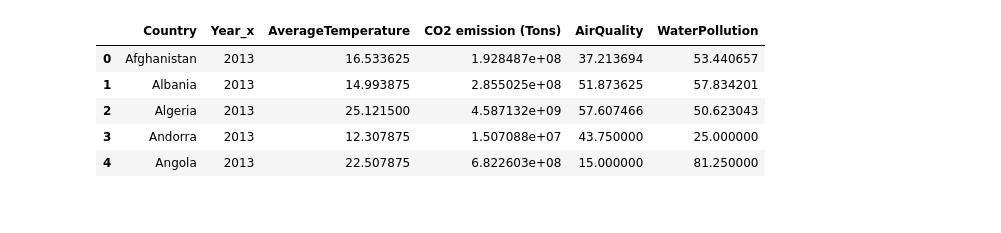
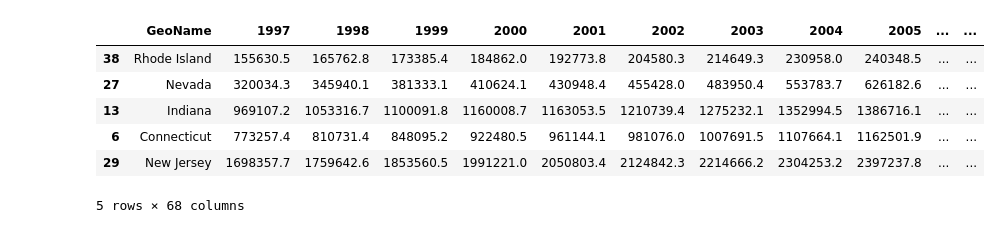
Before and after one commit to AbhiAnna/176project, a Jupyter notebook: 176PROJECT.ipynb, the cells around one changed output. Cells and saved outputs as stored; diff of their text form; code cells hidden in the pictures.

```diff
--- a/176PROJECT.ipynb
+++ b/176PROJECT.ipynb
@@ -78,0 +34,15 @@ mergedHistorical.head()
+# %%
+# cleaning and filtering dfUnemployment
+dfUnemployment = dfUnemployment.dropna()  # Drop rows with NaN values
+dfUnemployment = dfUnemployment.drop_duplicates()  # Remove duplicate rows
+dfUnemployment = dfUnemployment.groupby('State').mean(numeric_only=True).reset_index()
+
+
+columns_to_drop = [
+    'FIPS_Code',
+    'Rural_urban_continuum_code_2013',
+    'Metro_2013',
+    'Urban_influence_code_2013',
+]
+
+dfUnemployment = dfUnemployment.drop(columns=columns_to_drop)  # Drop specified columns
@@ -78,0 +70,7 @@ mergedHistorical.head()
+# %%
+# cleaning and filtering dfGDP
+dfGDP = dfGDP.dropna()
+dfGDP = dfGDP.drop_duplicates()
+dfGDP.drop(columns=['TableName', 'LineCode', 'Region', 'Description', 'Unit', 'IndustryClassification', 'GeoFIPS'], inplace=True)
+dfGDP.loc[:, dfGDP.columns != 'GeoName'] = dfGDP.loc[:, dfGDP.columns != 'GeoName'].apply(pd.to_numeric, errors='coerce', downcast='integer')
+dfGDP = dfGDP.groupby('GeoName').sum().reset_index()
@@ -79,9 +87,30 @@ mergedHistorical.head()
+# %%
+state_abbrev_to_full = {
+    'AL': 'Alabama', 'AK': 'Alaska', 'AZ': 'Arizona', 'AR': 'Arkansas', 'CA': 'California',
+    'CO': 'Colorado', 'CT': 'Connecticut', 'DE': 'Delaware', 'FL': 'Florida', 'GA': 'Georgia',
+    'HI': 'Hawaii', 'ID': 'Idaho', 'IL': 'Illinois', 'IN': 'Indiana', 'IA': 'Iowa',
+    'KS': 'Kansas', 'KY': 'Kentucky', 'LA': 'Louisiana', 'ME': 'Maine', 'MD': 'Maryland',
+    'MA': 'Massachusetts', 'MI': 'Michigan', 'MN': 'Minnesota', 'MS': 'Mississippi', 'MO': 'Missouri',
+    'MT': 'Montana', 'NE': 'Nebraska', 'NV': 'Nevada', 'NH': 'New Hampshire', 'NJ': 'New Jersey',
+    'NM': 'New Mexico', 'NY': 'New York', 'NC': 'North Carolina', 'ND': 'North Dakota', 'OH': 'Ohio',
+    'OK': 'Oklahoma', 'OR': 'Oregon', 'PA': 'Pennsylvania', 'RI': 'Rhode Island', 'SC': 'South Carolina',
+    'SD': 'South Dakota', 'TN': 'Tennessee', 'TX': 'Texas', 'UT': 'Utah', 'VT': 'Vermont',
+    'VA': 'Virginia', 'WA': 'Washington', 'WV': 'West Virginia', 'WI': 'Wisconsin', 'WY': 'Wyoming'
+}
+
+dfEducation['State'] = dfEducation['State'].map(state_abbrev_to_full)
+dfUnemployment['State'] = dfUnemployment['State'].map(state_abbrev_to_full)
+# %%
+df_merged = pd.merge(dfGDP, dfEducation, left_on='GeoName', right_on='State', how='inner')
+df_merged = pd.merge(df_merged, dfUnemployment, on='State', how='inner')
+df_merged_sorted = df_merged.sort_values(by='Med_HH_Income_Percent_of_State_Total_2019', ascending=False)
 # %%
-mergedTempCO2Quality.head()
+df_merged_sorted.head()
 # %% [output]
-|  | Country | Year_x | AverageTemperature | CO2 emission (Tons) | AirQuality | WaterPollution |
-| 0 | Afghanistan | 2013 | 16.533625 | 1.928487e+08 | 37.213694 | 53.440657 |
-| 1 | Albania | 2013 | 14.993875 | 2.855025e+08 | 51.873625 | 57.834201 |
-| 2 | Algeria | 2013 | 25.121500 | 4.587132e+09 | 57.607466 | 50.623043 |
-| 3 | Andorra | 2013 | 12.307875 | 1.507088e+07 | 43.750000 | 25.000000 |
-| 4 | Angola | 2013 | 22.507875 | 6.822603e+08 | 15.000000 | 81.250000 |
+|  | GeoName | 1997 | 1998 | 1999 | 2000 | 2001 | 2002 | 2003 | 2004 | 2005 | ... | ... |
+| 38 | Rhode Island | 155630.5 | 165762.8 | 173385.4 | 184862.0 | 192773.8 | 204580.3 | 214649.3 | 230958.0 | 240348.5 | ... | ... |
+| 27 | Nevada | 320034.3 | 345940.1 | 381333.1 | 410624.1 | 430948.4 | 455428.0 | 483950.4 | 553783.7 | 626182.6 | ... | ... |
+| 13 | Indiana | 969107.2 | 1053316.7 | 1100091.8 | 1160008.7 | 1163053.5 | 1210739.4 | 1275232.1 | 1352994.5 | 1386716.1 | ... | ... |
+| 6 | Connecticut | 773257.4 | 810731.4 | 848095.2 | 922480.5 | 961144.1 | 981076.0 | 1007691.5 | 1107664.1 | 1162501.9 | ... | ... |
+| 29 | New Jersey | 1698357.7 | 1759642.6 | 1853560.5 | 1991221.0 | 2050803.4 | 2124842.3 | 2214666.2 | 2304253.2 | 2397237.8 | ... | ... |
+5 rows × 68 columns
```
Also changed, not shown: parts of 15 cells of this notebook.
